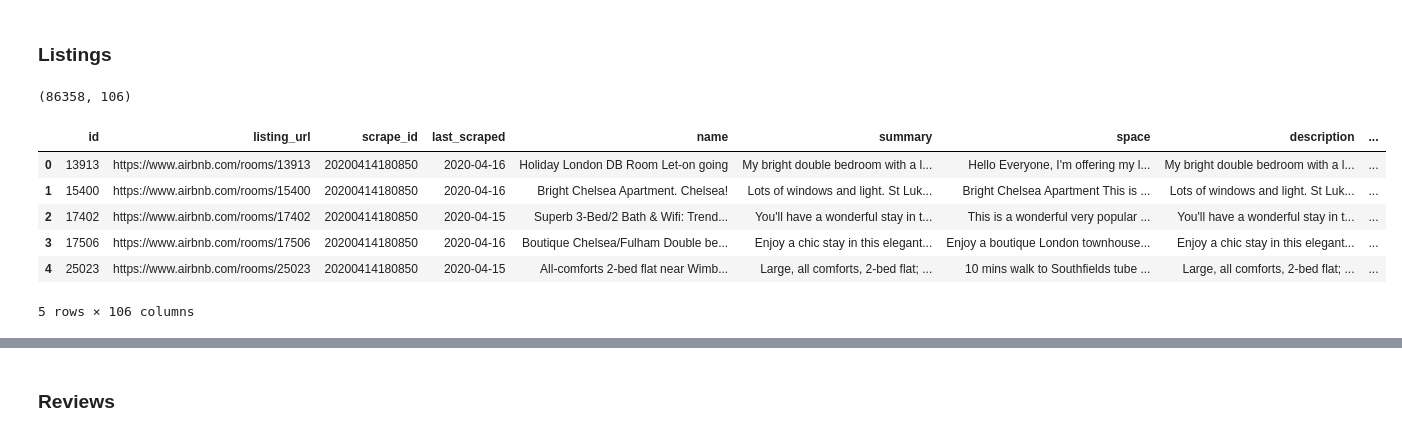
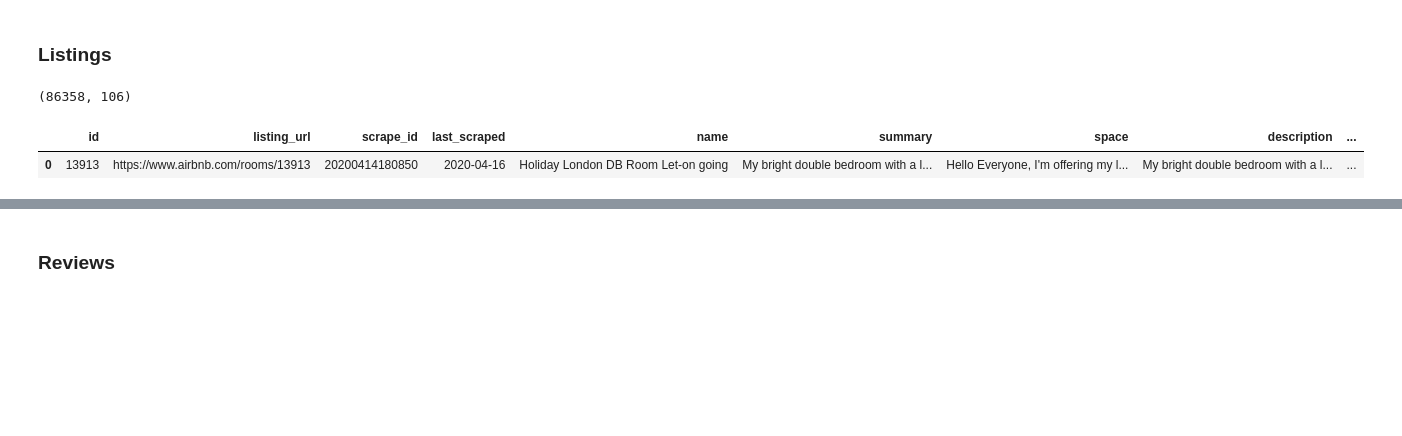
Before and after one commit to waltersmac/Predicting-AirBnB-Prices, a Jupyter notebook: Inside AirbnB - London 2020.ipynb, the cells around one changed output, grey strips where cells are left out. Drawn from its saved outputs; the diff is of its cells as text; code cells hidden in the pictures; blank space fills up the shorter version.

Commit message:
Exploring the listing csv and reviewing how to clean the data

```diff
--- a/Inside AirbnB - London 2020.ipynb
+++ b/Inside AirbnB - London 2020.ipynb
@@ -23,13 +23,10 @@ df_listings.shape
 # %% [output]
 (86358, 106)
 # %%
+pd.set_option('display.max_columns', None)
+
 # show listings data sample
-df_listings.head()
+df_listings.head(1)
 # %% [output]
 |  | id | listing_url | scrape_id | last_scraped | name | summary | space | description | ... |
 | 0 | 13913 | https://www.airbnb.com/rooms/13913 | 20200414180850 | 2020-04-16 | Holiday London DB Room Let-on going | My bright double bedroom with a l... | Hello Everyone, I'm offering my l... | My bright double bedroom with a l... | ... |
-| 1 | 15400 | https://www.airbnb.com/rooms/15400 | 20200414180850 | 2020-04-16 | Bright Chelsea Apartment. Chelsea! | Lots of windows and light. St Luk... | Bright Chelsea Apartment This is ... | Lots of windows and light. St Luk... | ... |
-| 2 | 17402 | https://www.airbnb.com/rooms/17402 | 20200414180850 | 2020-04-15 | Superb 3-Bed/2 Bath & Wifi: Trend... | You'll have a wonderful stay in t... | This is a wonderful very popular ... | You'll have a wonderful stay in t... | ... |
-| 3 | 17506 | https://www.airbnb.com/rooms/17506 | 20200414180850 | 2020-04-16 | Boutique Chelsea/Fulham Double be... | Enjoy a chic stay in this elegant... | Enjoy a boutique London townhouse... | Enjoy a chic stay in this elegant... | ... |
-| 4 | 25023 | https://www.airbnb.com/rooms/25023 | 20200414180850 | 2020-04-15 | All-comforts 2-bed flat near Wimb... | Large, all comforts, 2-bed flat; ... | 10 mins walk to Southfields tube ... | Large, all comforts, 2-bed flat; ... | ... |
-5 rows × 106 columns
```
Also changed, not shown: parts of 18 cells of this notebook.
